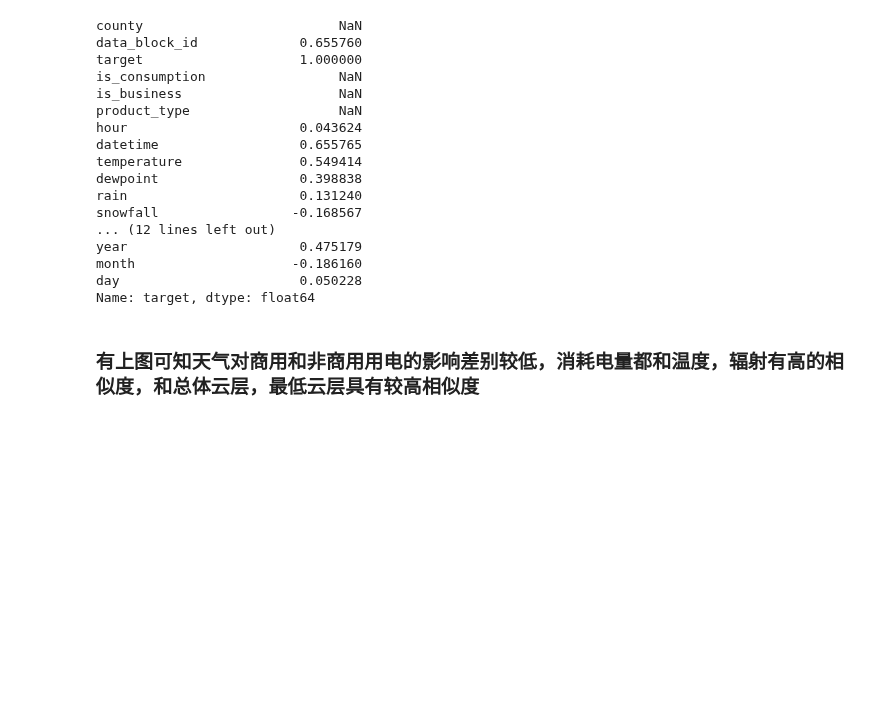
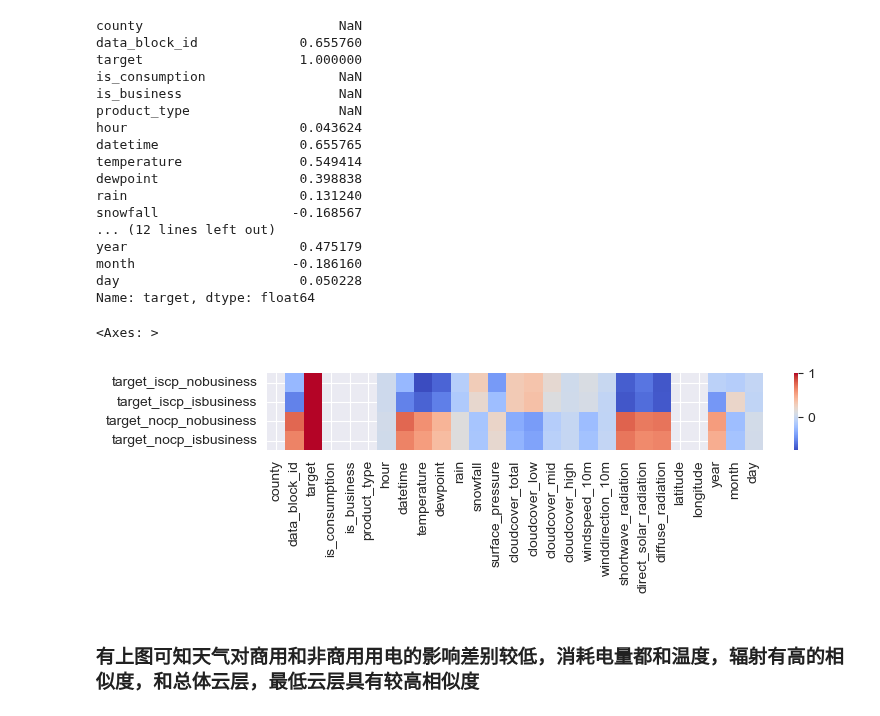
Before and after one commit to Accoutant/kaggle_competition, a Jupyter notebook: data_process/train_and _weather.ipynb, the cells around one changed output. Saved outputs shown, nothing was run; the diff lists cells and outputs as text; code cells hidden in the pictures; blank space fills up the shorter version.

```diff
--- a/data_process/train_and _weather.ipynb
+++ b/data_process/train_and _weather.ipynb
@@ -432,6 +432,22 @@ year                      0.475179
 month                    -0.186160
 day                       0.050228
 Name: target, dtype: float64
+# %%
+corr_no_consumption_is_business = merged_no_consumption_is_business.corr().loc['target']
+corr_no_consumption_no_business = merged_no_consumption_no_business.corr().loc['target']
+corr_is_consumption_is_business = merged_is_consumption_is_business.corr().loc['target']
+corr_is_consumption_no_business = merged_is_consumption_no_business.corr().loc['target']
+plt.figure(figsize=(8,1))
+corr_is_consumption_no_business.rename('target_iscp_nobusiness', inplace=True)
+corr_is_consumption_is_business.rename('target_iscp_isbusiness', inplace=True)
+corr_no_consumption_no_business.rename('target_nocp_nobusiness', inplace=True)
+corr_no_consumption_is_business.rename('target_nocp_isbusiness', inplace=True)
+corr_data = pd.concat([corr_is_consumption_no_business, corr_is_consumption_is_business, corr_no_consumption_no_business,
+                       corr_no_consumption_is_business], axis=1)
+sns.heatmap(corr_data.T, cmap='coolwarm')
+# %% [output]
+<Axes: >
+[figure, added]
 # %% [markdown]
 ### 有上图可知天气对商用和非商用用电的影响差别较低，消耗电量都和温度，辐射有高的相似度，和总体云层，最低云层具有较高相似度
 # %% [markdown]
```
